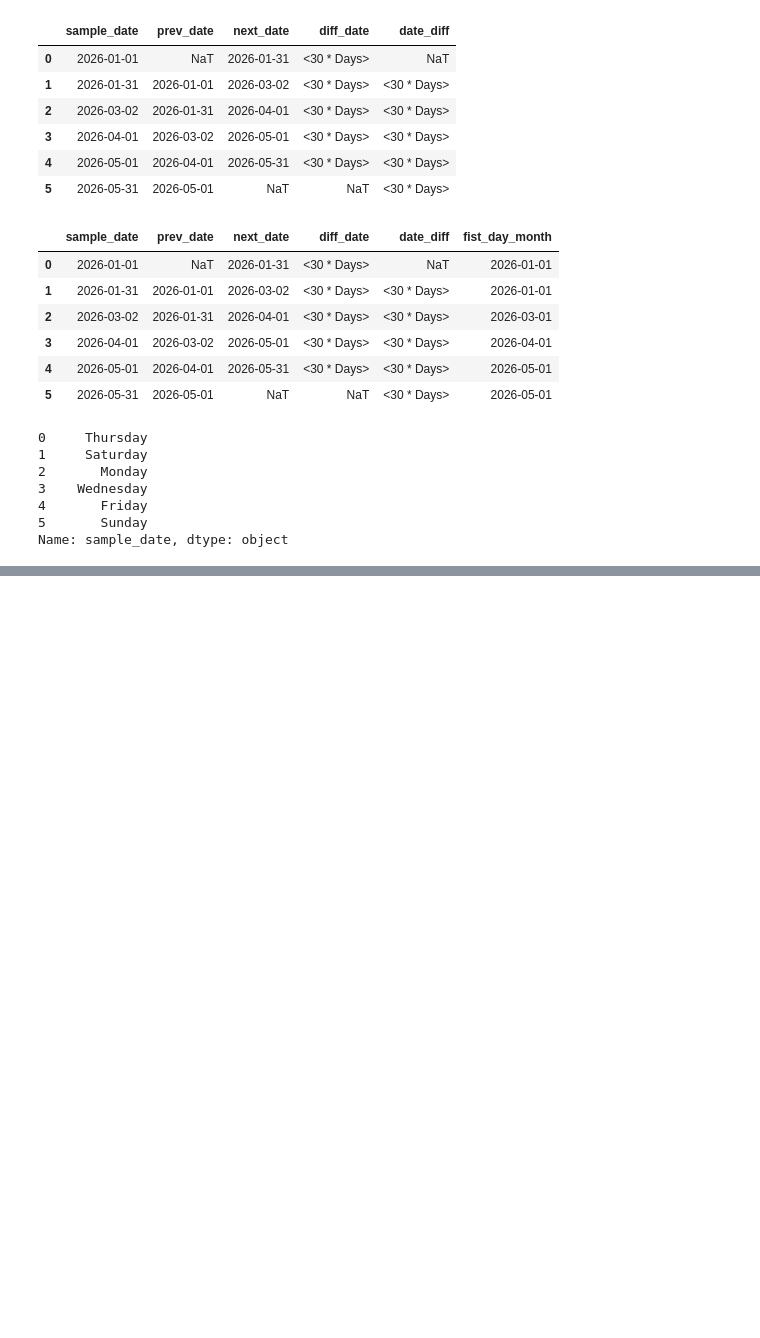
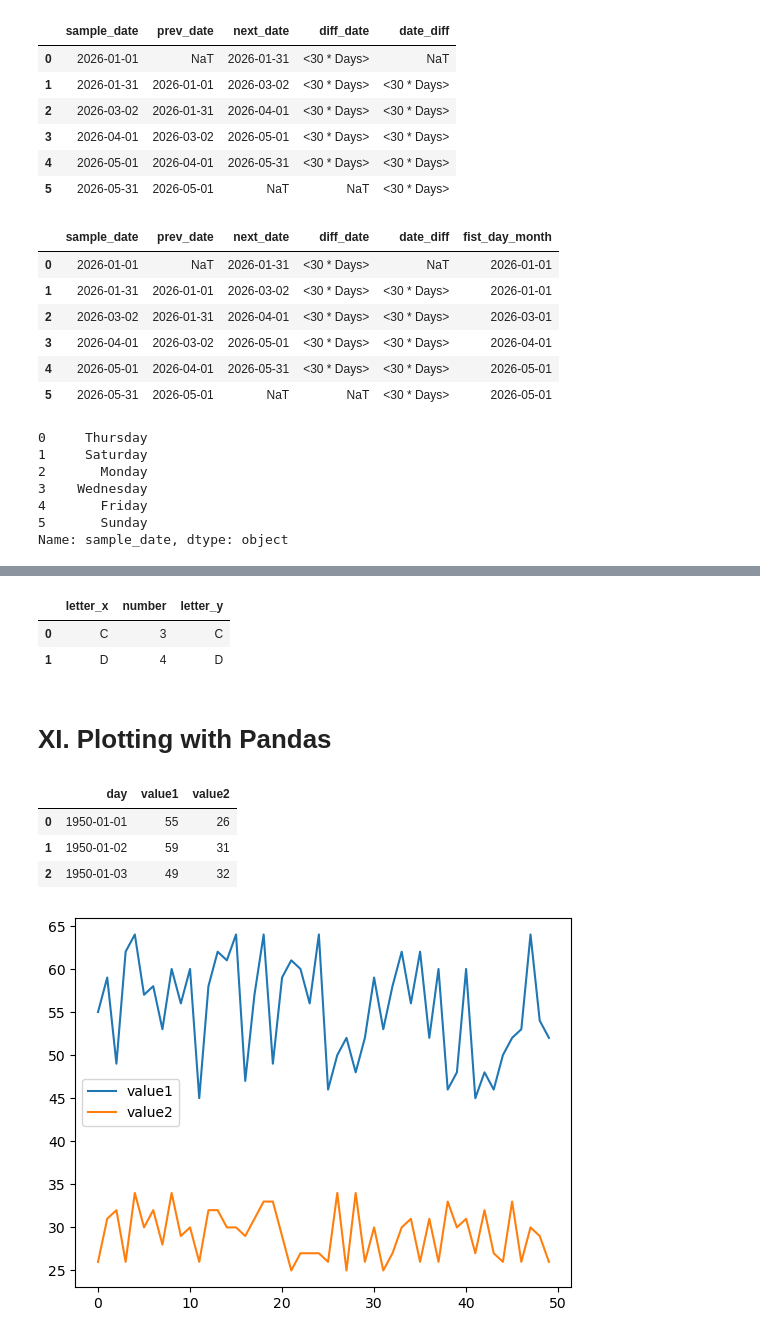
Before and after one commit to Sang2607/CyberSoft_Homework, a Jupyter notebook: Pandas_book.ipynb, the cells around one changed output, grey strips where cells are left out. Cells and saved outputs as stored; diff of their text form; code cells hidden in the pictures; blank space fills up the shorter version.

```diff
--- a/Pandas_book.ipynb
+++ b/Pandas_book.ipynb
@@ -306,0 +528,24 @@ Name: sample_date, dtype: object
+# %%
+df1.merge(df2, how='inner',on='number')
+# %% [output]
+|  | letter_x | number | letter_y |
+| 0 | C | 3 | C |
+| 1 | D | 4 | D |
+# %% [markdown]
+# XI. Plotting with Pandas
+# %%
+import numpy as np
+daterange = pd.period_range('1/1/1950', freq='1d', periods=50)
+date_df = pd.DataFrame(data=daterange,columns=['day'])
+date_df['value1'] = np.random.randint(45,65,size=(len(date_df)))
+date_df['value2'] = np.random.randint(25,35,size=(len(date_df)))
+date_df.head(3)
+# %% [output]
+|  | day | value1 | value2 |
+| 0 | 1950-01-01 | 55 | 26 |
+| 1 | 1950-01-02 | 59 | 31 |
+| 2 | 1950-01-03 | 49 | 32 |
+# %%
+ax = date_df.plot()
+# %% [output]
+[figure, added]
```
Also changed, not shown: parts of 23 cells of this notebook, 6 other files.
